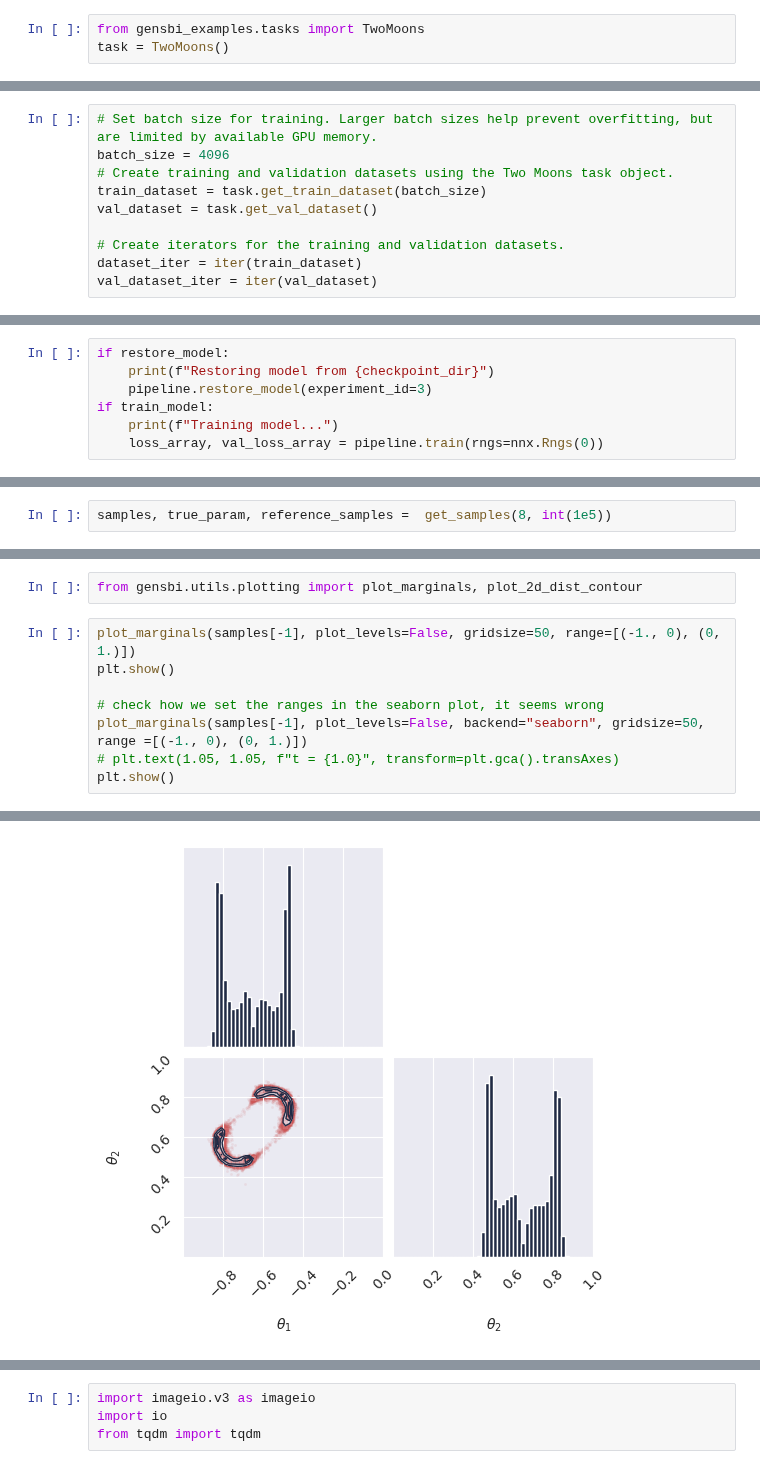
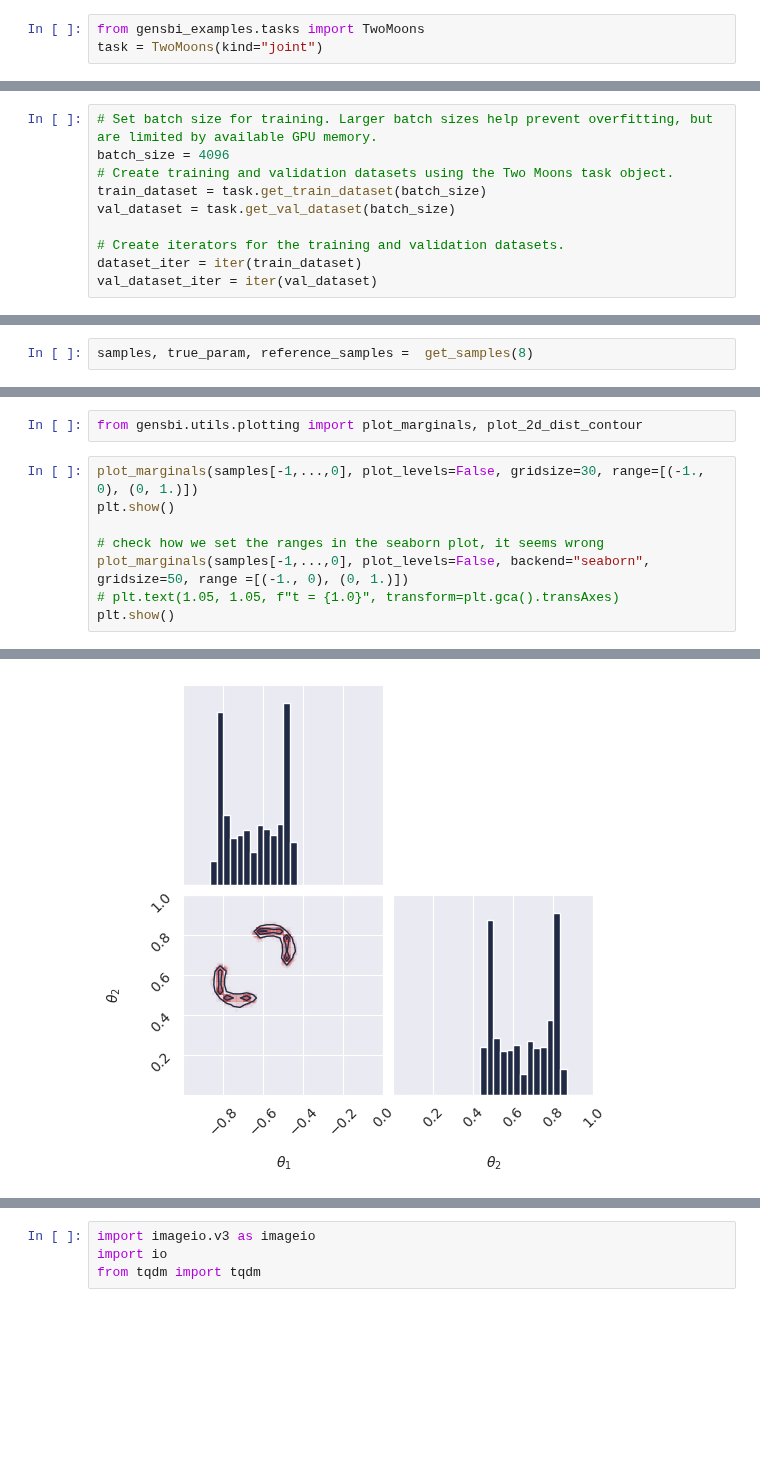
Before and after one commit to aurelio-amerio/GenSBI, a Jupyter notebook: docs/notebooks/two_moons_flow_simformer.ipynb, the cells around one changed output, grey strips where cells are left out. Saved outputs shown, nothing was run; the diff lists cells and outputs as text; blank space fills up the shorter version.

```diff
--- a/docs/notebooks/two_moons_flow_simformer.ipynb
+++ b/docs/notebooks/two_moons_flow_simformer.ipynb
@@ -75,4 +88,4 @@ import numpy as np
 from gensbi.utils.plotting import plot_marginals
 # %%
 from gensbi_examples.tasks import TwoMoons
-task = TwoMoons()
+task = TwoMoons(kind="joint")
@@ -93,7 +113,7 @@ nsamples = int(1e5)
 batch_size = 4096
 # Create training and validation datasets using the Two Moons task object.
 train_dataset = task.get_train_dataset(batch_size)
-val_dataset = task.get_val_dataset()
+val_dataset = task.get_val_dataset(batch_size)
 
 # Create iterators for the training and validation datasets.
 dataset_iter = iter(train_dataset)
@@ -132,7 +146,0 @@ In this section, we train the Simformer model using the defined optimizer and lo
-# %%
-if restore_model:
-    print(f"Restoring model from {checkpoint_dir}")
-    pipeline.restore_model(experiment_id=3)
-if train_model:
-    print(f"Training model...")
-    loss_array, val_loss_array = pipeline.train(rngs=nnx.Rngs(0))
@@ -175,4 +182,4 @@ def get_samples(idx, nsamples=10_000, use_ema=False, key=None):
     samples = pipeline.sample(key, observation, nsamples, use_ema=use_ema, time_grid=time_grid)
     return samples, true_param, reference_samples
 # %%
-samples, true_param, reference_samples =  get_samples(8, int(1e5))
+samples, true_param, reference_samples =  get_samples(8)
@@ -183,13 +194,13 @@ In this section, we plot the posterior samples as a 2D histogram to visualize th
 # %%
 from gensbi.utils.plotting import plot_marginals, plot_2d_dist_contour
 # %%
-plot_marginals(samples[-1], plot_levels=False, gridsize=50, range=[(-1., 0), (0, 1.)])
+plot_marginals(samples[-1,...,0], plot_levels=False, gridsize=30, range=[(-1., 0), (0, 1.)])
 plt.show()
 
 # check how we set the ranges in the seaborn plot, it seems wrong
-plot_marginals(samples[-1], plot_levels=False, backend="seaborn", gridsize=50, range =[(-1., 0), (0, 1.)])
+plot_marginals(samples[-1,...,0], plot_levels=False, backend="seaborn", gridsize=50, range =[(-1., 0), (0, 1.)])
 # plt.text(1.05, 1.05, f"t = {1.0}", transform=plt.gca().transAxes)
 plt.show()
 # %% [output]
 <Figure size 640x480 with 0 Axes>
-[figure, old version]
+[figure, new version]
```
Also changed, not shown: parts of 43 cells of this notebook, 19 other files.
